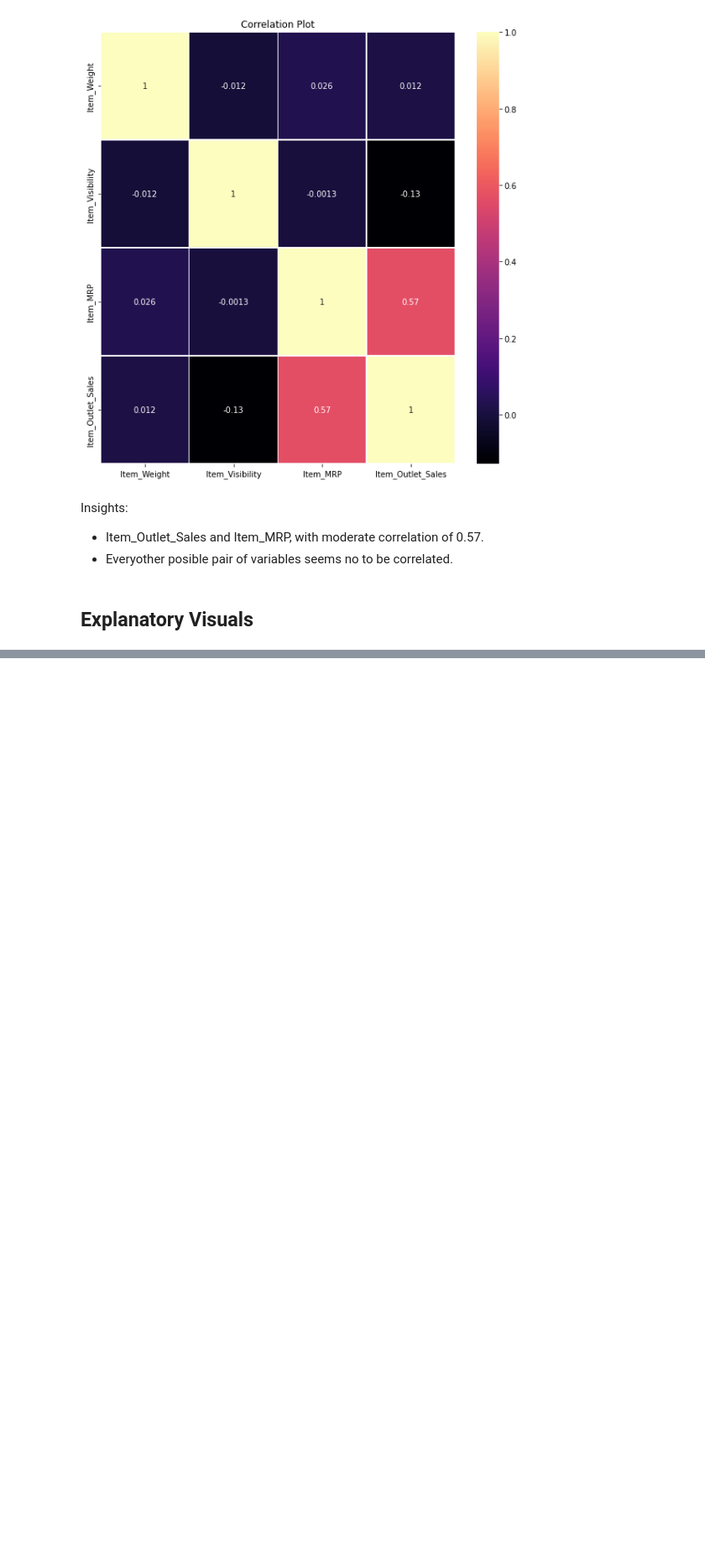
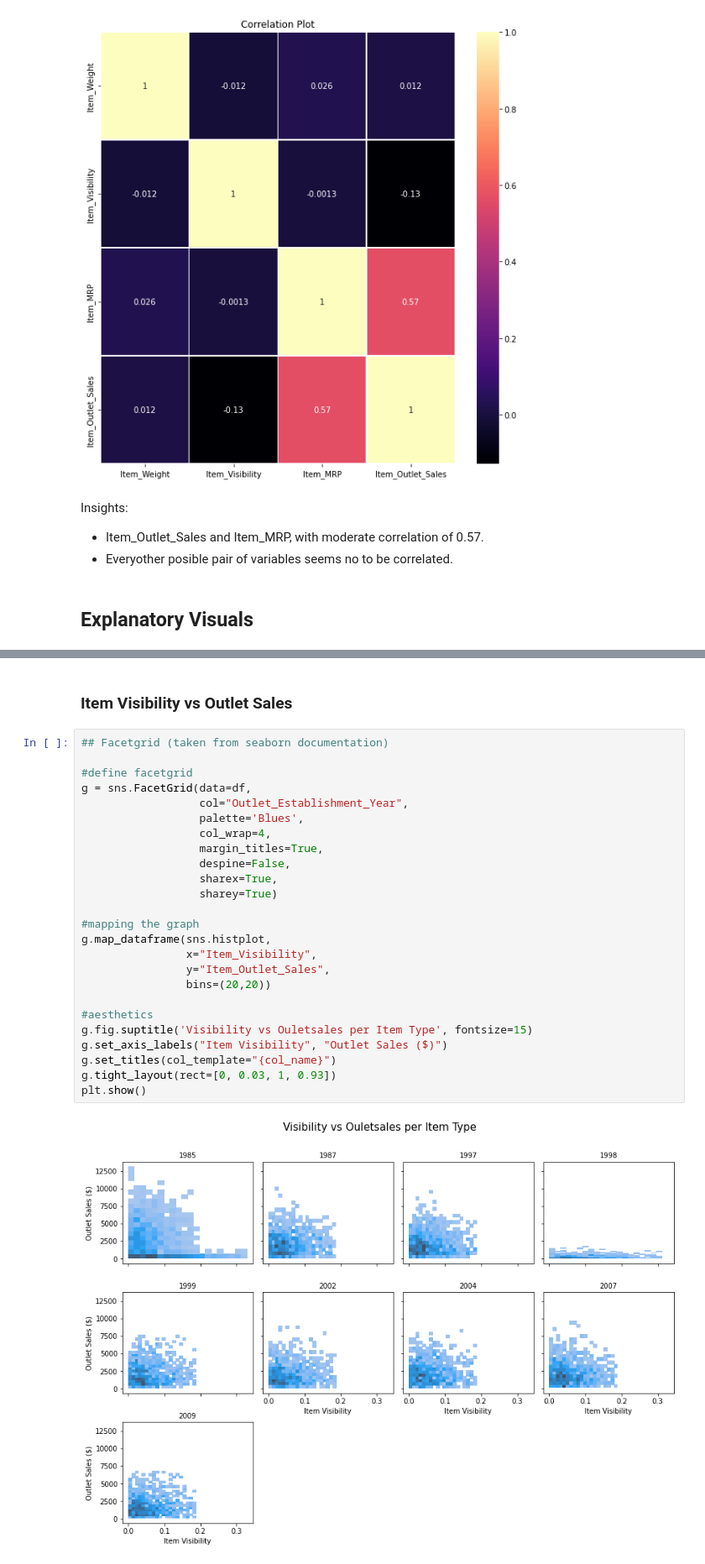
Before and after one commit to diazid/sales-predictions, a Jupyter notebook: sales_prediction.ipynb, the cells around one changed output, grey strips where cells are left out. Shown at 84% size. Drawn from its saved outputs; the diff is of its cells as text; blank space fills up the shorter version.

Commit message:
Adding more graphs

```diff
--- a/sales_prediction.ipynb
+++ b/sales_prediction.ipynb
@@ -566,0 +649,29 @@ Insights:
+# %% [markdown]
+### Item Visibility vs Outlet Sales
+# %%
+## Facetgrid (taken from seaborn documentation)
+
+#define facetgrid
+g = sns.FacetGrid(data=df,
+                  col="Outlet_Establishment_Year",
+                  palette='Blues',
+                  col_wrap=4,
+                  margin_titles=True,
+                  despine=False,
+                  sharex=True,
+                  sharey=True)
+
+#mapping the graph
+g.map_dataframe(sns.histplot,
+                x="Item_Visibility",
+                y="Item_Outlet_Sales",
+                bins=(20,20))
+
+#aesthetics
+g.fig.suptitle('Visibility vs Ouletsales per Item Type', fontsize=15)
+g.set_axis_labels("Item Visibility", "Outlet Sales ($)")
+g.set_titles(col_template="{col_name}")
+g.tight_layout(rect=[0, 0.03, 1, 0.93])
+plt.show()
+# %% [output]
+[figure, added]
```
Also changed, not shown: parts of 4 cells of this notebook.
